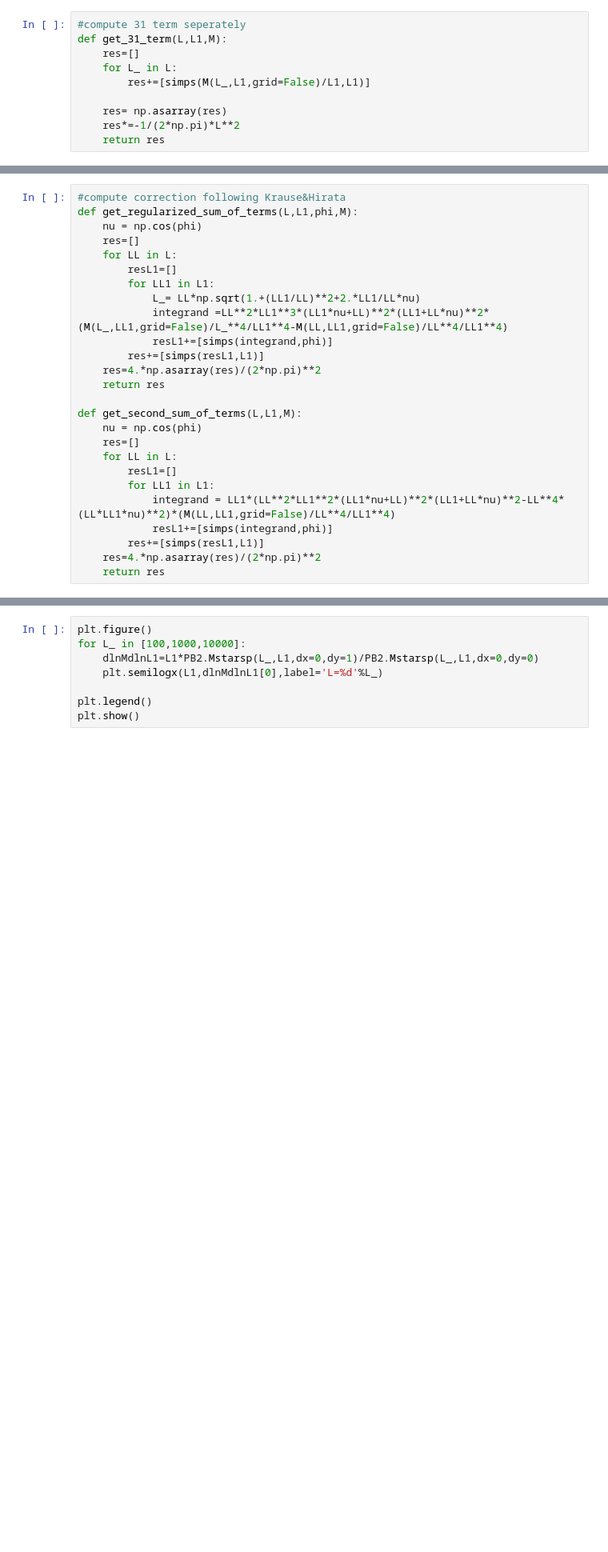
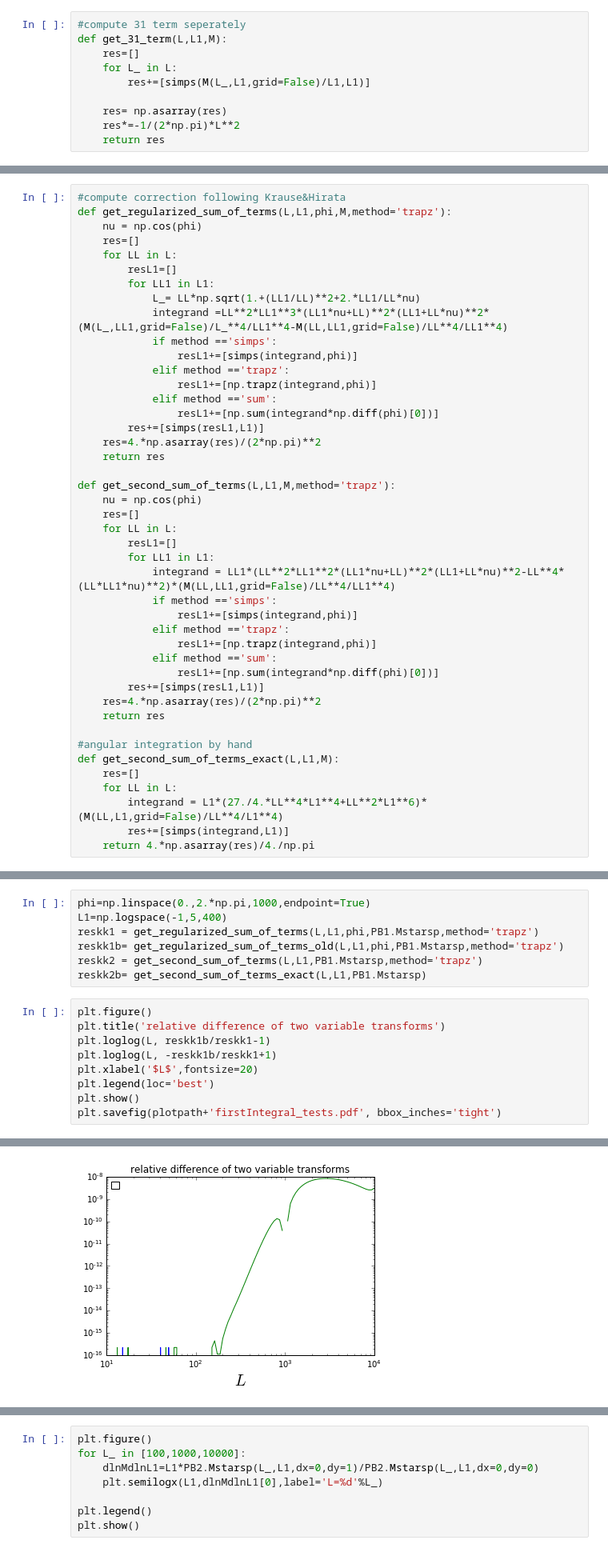
Before and after one commit to VMBoehm/BispectrumBias, a Jupyter notebook: PostBornCross.ipynb, the cells around one changed output, grey strips where cells are left out. Shown at 80% size. Cells and saved outputs as stored; diff of their text form; blank space fills up the shorter version.

```diff
--- a/PostBornCross.ipynb
+++ b/PostBornCross.ipynb
@@ -67,6 +71,6 @@ def get_second_sum_of_terms(L,L1,M):
 # %%
 #compute correction following Krause&Hirata
-def get_regularized_sum_of_terms(L,L1,phi,M):
+def get_regularized_sum_of_terms(L,L1,phi,M,method='trapz'):
     nu = np.cos(phi)
     res=[]
     for LL in L:
@@ -74,19 +78,37 @@ def get_regularized_sum_of_terms(L,L1,phi,M):
         for LL1 in L1:
             L_= LL*np.sqrt(1.+(LL1/LL)**2+2.*LL1/LL*nu)
             integrand =LL**2*LL1**3*(LL1*nu+LL)**2*(LL1+LL*nu)**2*(M(L_,LL1,grid=False)/L_**4/LL1**4-M(LL,LL1,grid=False)/LL**4/LL1**4)
-            resL1+=[simps(integrand,phi)]
+            if method =='simps':
+                resL1+=[simps(integrand,phi)]
+            elif method =='trapz':
+                resL1+=[np.trapz(integrand,phi)]
+            elif method =='sum':
+                resL1+=[np.sum(integrand*np.diff(phi)[0])]
         res+=[simps(resL1,L1)]
     res=4.*np.asarray(res)/(2*np.pi)**2
     return res
 
-def get_second_sum_of_terms(L,L1,M):
+def get_second_sum_of_terms(L,L1,M,method='trapz'):
     nu = np.cos(phi)
     res=[]
     for LL in L:
         resL1=[]
         for LL1 in L1:
             integrand = LL1*(LL**2*LL1**2*(LL1*nu+LL)**2*(LL1+LL*nu)**2-LL**4*(LL*LL1*nu)**2)*(M(LL,LL1,grid=False)/LL**4/LL1**4)
-            resL1+=[simps(integrand,phi)]
+            if method =='simps':
+                resL1+=[simps(integrand,phi)]
+            elif method =='trapz':
+                resL1+=[np.trapz(integrand,phi)]
+            elif method =='sum':
+                resL1+=[np.sum(integrand*np.diff(phi)[0])]
         res+=[simps(resL1,L1)]
     res=4.*np.asarray(res)/(2*np.pi)**2
     return res
+
+#angular integration by hand
+def get_second_sum_of_terms_exact(L,L1,M):
+    res=[]
+    for LL in L:
+        integrand = L1*(27./4.*LL**4*L1**4+LL**2*L1**6)*(M(LL,L1,grid=False)/LL**4/L1**4)
+        res+=[simps(integrand,L1)]
+    return 4.*np.asarray(res)/4./np.pi
@@ -125,0 +127,17 @@ PB1 = PostBorn_Bispec(data, zmin, data.z_cmb, first_kernel, second_kernel, simpl
+# %%
+phi=np.linspace(0.,2.*np.pi,1000,endpoint=True)
+L1=np.logspace(-1,5,400)
+reskk1 = get_regularized_sum_of_terms(L,L1,phi,PB1.Mstarsp,method='trapz')
+reskk1b= get_regularized_sum_of_terms_old(L,L1,phi,PB1.Mstarsp,method='trapz')
+reskk2 = get_second_sum_of_terms(L,L1,PB1.Mstarsp,method='trapz')
+reskk2b= get_second_sum_of_terms_exact(L,L1,PB1.Mstarsp)
+# %%
+plt.figure()
+plt.title('relative difference of two variable transforms')
+plt.loglog(L, reskk1b/reskk1-1)
+plt.loglog(L, -reskk1b/reskk1+1)
+plt.xlabel('$L$',fontsize=20)
+plt.legend(loc='best')
+plt.show()
+plt.savefig(plotpath+'firstIntegral_tests.pdf', bbox_inches='tight')
+# %% [output]
@@ -125,0 +145 @@ PB1 = PostBorn_Bispec(data, zmin, data.z_cmb, first_kernel, second_kernel, simpl
+[figure, added]
```
Also changed, not shown: parts of 9 cells of this notebook, 1 other file.
